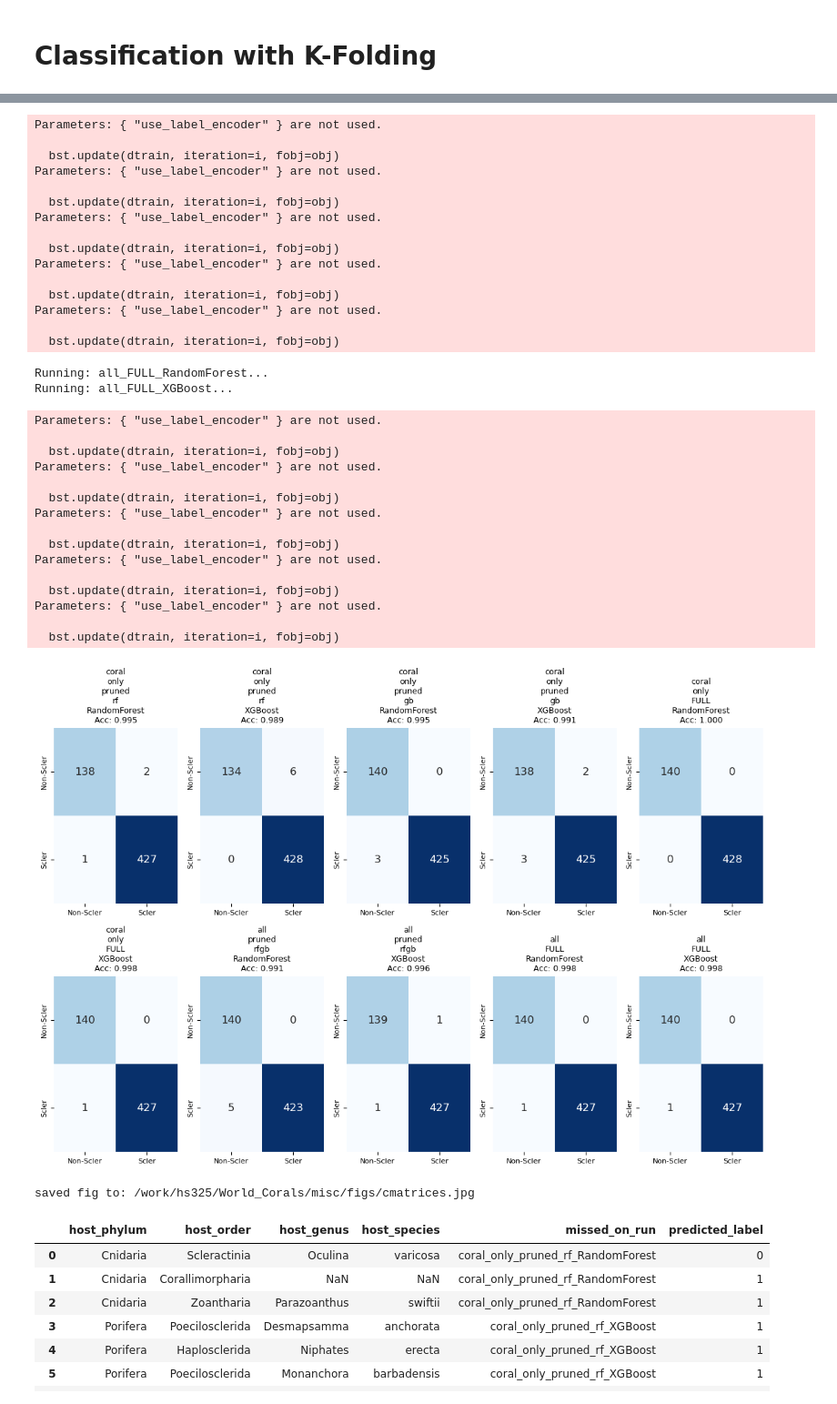
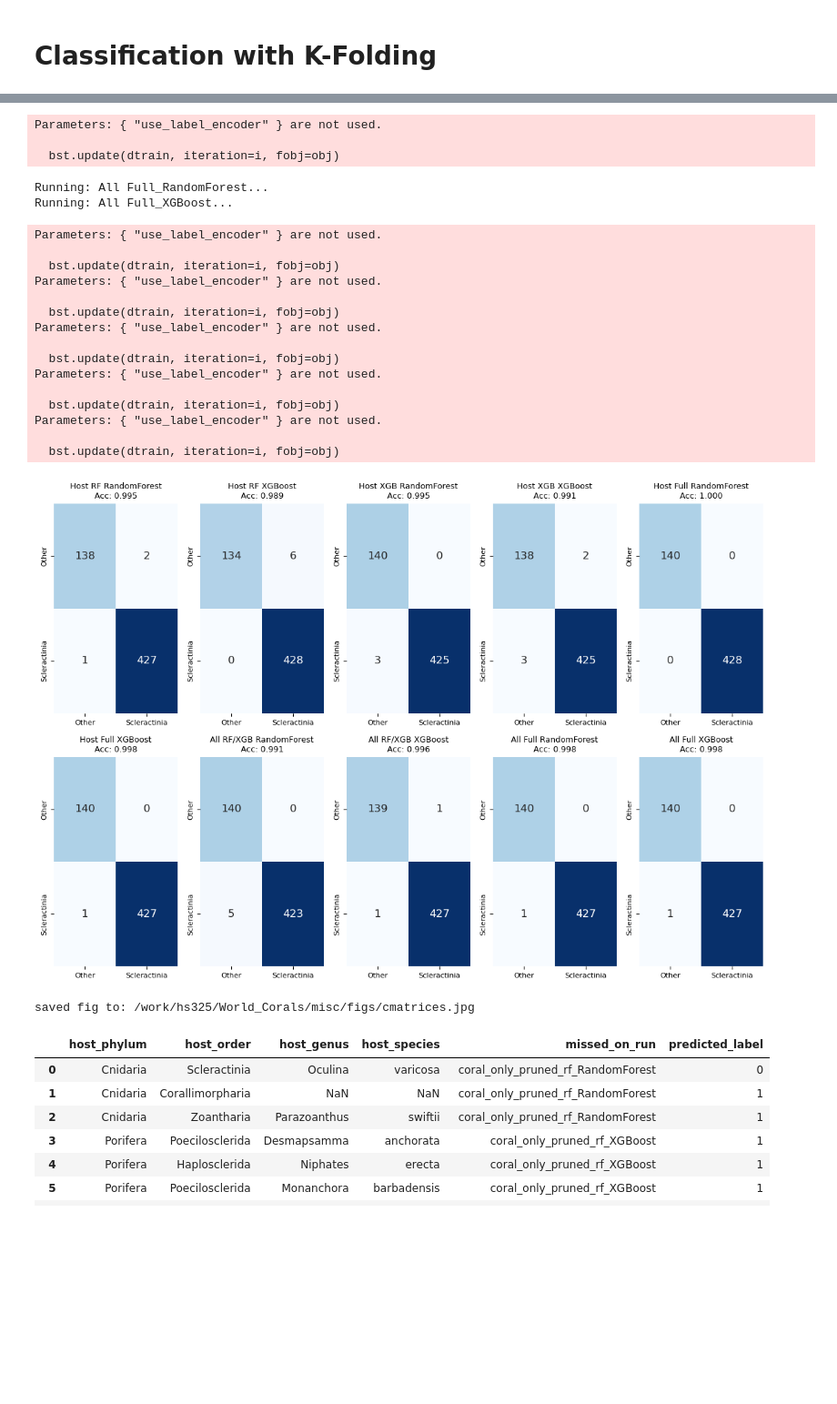
Before and after one commit to wsnowacek/World_Corals, a Jupyter notebook: machine_learning/perm_importance.ipynb, the cells around one changed output, grey strips where cells are left out. Shown at 91% size. Saved outputs shown, nothing was run; the diff lists cells and outputs as text; code cells hidden in the pictures; blank space fills up the shorter version.

```diff
--- a/machine_learning/perm_importance.ipynb
+++ b/machine_learning/perm_importance.ipynb
@@ -51,11 +53,11 @@ all_origin_mets = [m for m in met_df['metabolite'].unique() if m in coral_df.col
 
 # all feature scenarios to test
 scenarios = {
-    "coral_only_pruned_rf": [m for m in perm_df['coralonly_rf'].dropna() if m in coral_origin_mets],
-    "coral_only_pruned_gb": [m for m in perm_df['coralonly_gb'].dropna() if m in coral_origin_mets],
-    "coral_only_FULL": coral_origin_mets,
-    "all_pruned_rfgb": [m for m in perm_df['all_rfgb'].dropna() if m in all_origin_mets],
-    "all_FULL": all_origin_mets
+    "Host RF": [m for m in perm_df['coralonly_rf'].dropna() if m in coral_origin_mets],
+    "Host XGB": [m for m in perm_df['coralonly_gb'].dropna() if m in coral_origin_mets],
+    "Host Full": coral_origin_mets,
+    "All RF/XGB": [m for m in perm_df['all_rfgb'].dropna() if m in all_origin_mets],
+    "All Full": all_origin_mets
 }
 
 models_to_run = {
@@ -233,10 +199,10 @@ for s_name, feat_list in scenarios.items():
         ax = axes[plot_idx]
         sns.heatmap(cm, annot=True, fmt='d', cmap='Blues', ax=ax, cbar=False, annot_kws={"size": 12})
 
-        display_title = run_id.replace('_', '\n')
+        display_title = run_id.replace('_', ' ')
         ax.set_title(f"{display_title}\nAcc: {acc:.3f}", fontsize=9)
-        ax.set_xticklabels(['Non-Scler', 'Scler'], fontsize=8)
-        ax.set_yticklabels(['Non-Scler', 'Scler'], fontsize=8)
+        ax.set_xticklabels(['Other', 'Scleractinia'], fontsize=8)
+        ax.set_yticklabels(['Other', 'Scleractinia'], fontsize=8)
         ax.tick_params(axis='both', which='major', labelsize=8)
 
         plot_idx += 1
@@ -307,36 +255,24 @@ Running: all_pruned_rfgb_XGBoost...
 Parameters: { "use_label_encoder" } are not used.
 
   bst.update(dtrain, iteration=i, fobj=obj)
-Parameters: { "use_label_encoder" } are not used.
-
-  bst.update(dtrain, iteration=i, fobj=obj)
-Parameters: { "use_label_encoder" } are not used.
-
-  bst.update(dtrain, iteration=i, fobj=obj)
-Parameters: { "use_label_encoder" } are not used.
-
-  bst.update(dtrain, iteration=i, fobj=obj)
-Parameters: { "use_label_encoder" } are not used.
-
-  bst.update(dtrain, iteration=i, fobj=obj)
-Running: all_FULL_RandomForest...
-Running: all_FULL_XGBoost...
+Running: All Full_RandomForest...
+Running: All Full_XGBoost...
 Parameters: { "use_label_encoder" } are not used.
 
   bst.update(dtrain, iteration=i, fobj=obj)
 Parameters: { "use_label_encoder" } are not used.
 
   bst.update(dtrain, iteration=i, fobj=obj)
 Parameters: { "use_label_encoder" } are not used.
 
   bst.update(dtrain, iteration=i, fobj=obj)
 Parameters: { "use_label_encoder" } are not used.
 
   bst.update(dtrain, iteration=i, fobj=obj)
 Parameters: { "use_label_encoder" } are not used.
 
   bst.update(dtrain, iteration=i, fobj=obj)
-[figure, old version]
+[figure, new version]
 saved fig to: /work/hs325/World_Corals/misc/figs/cmatrices.jpg
 # %%
 master_missed_df[['host_phylum', 'host_order', 'host_genus', 'host_species', 'missed_on_run', 'predicted_label']]
```
Also changed, not shown: parts of 3 cells of this notebook, 1 other file.
